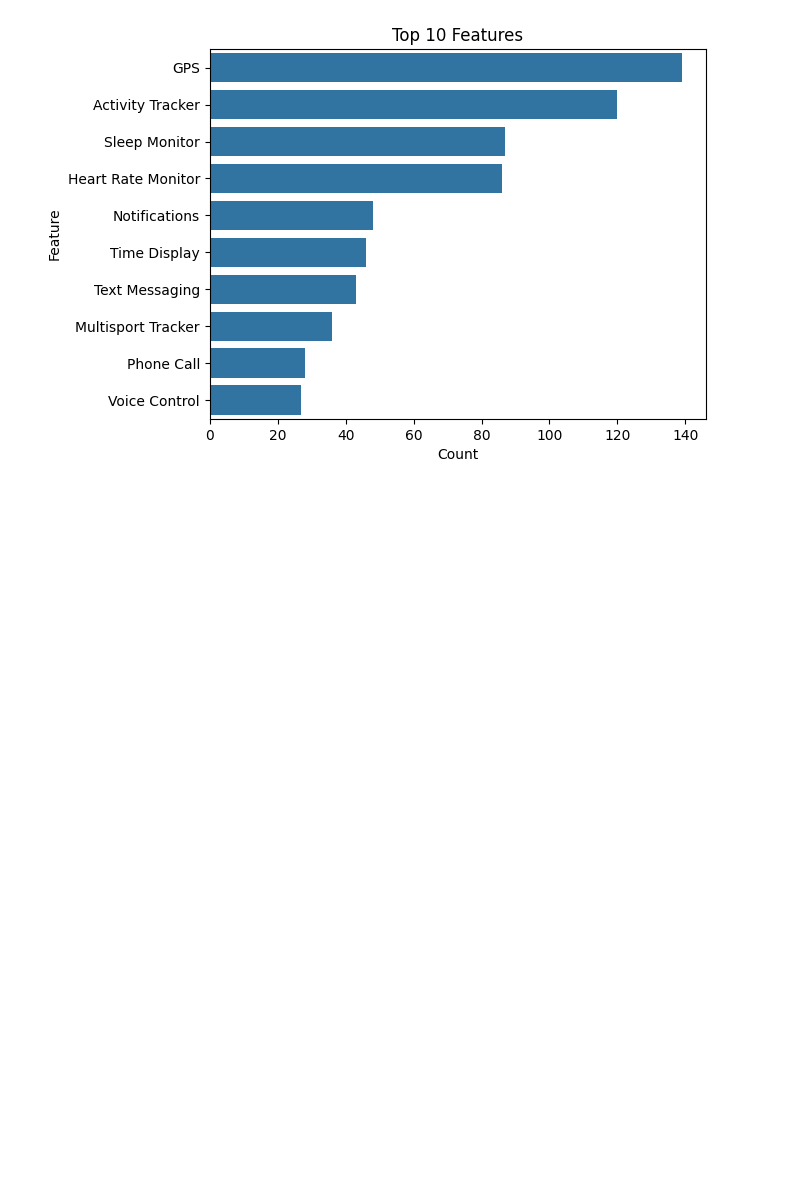
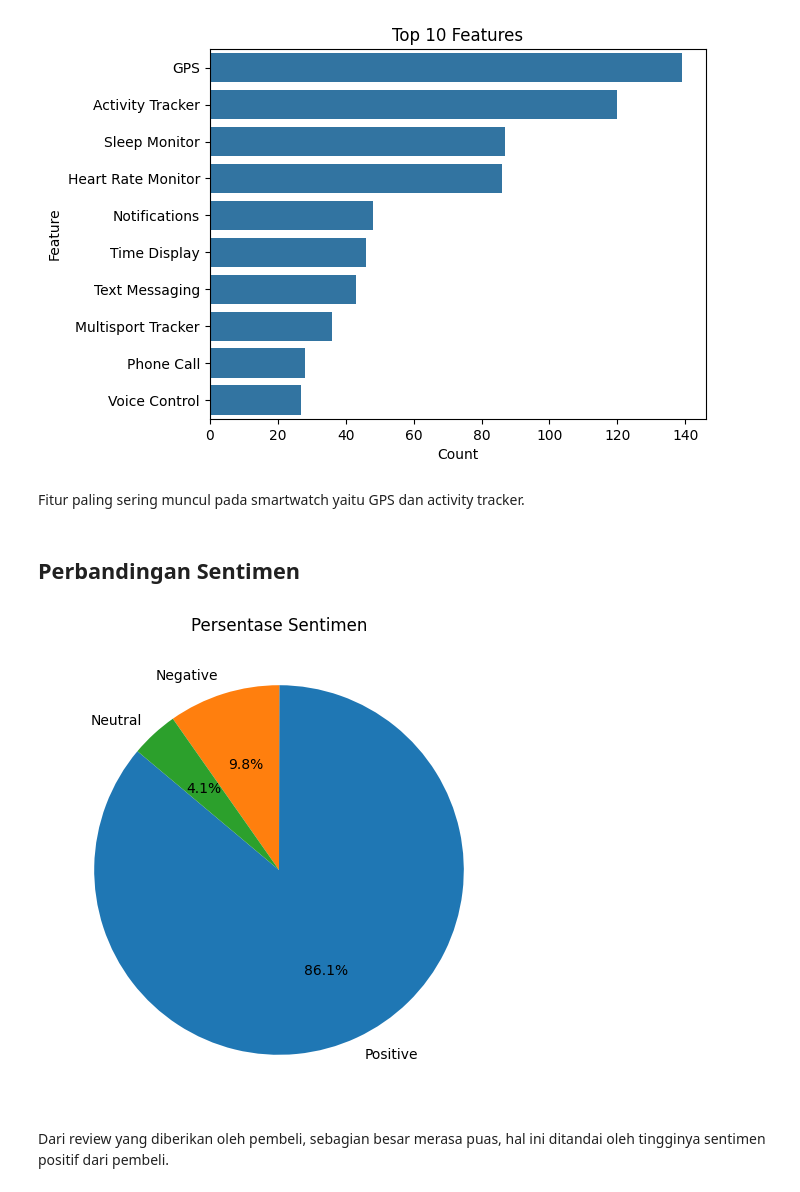
Before and after one commit to FTDS-assignment-bay/p2-final-project-ftds-043-rmt-group-001, a Jupyter notebook: eda.ipynb, the cells around one changed output. Cells and saved outputs as stored; diff of their text form; code cells hidden in the pictures; blank space fills up the shorter version.

```diff
--- a/eda.ipynb
+++ b/eda.ipynb
@@ -15,3 +18,7 @@ df.head()
 | 2 | Amazfit T-Rex 3 | 4.4 | 189.99 | Maps, Altitude Assistant, Compass... | 0.0 | Bluetooth, Wi-Fi | 1.0 | 1.50 | https://m.media-amazon.com/images... | Amazfit |
 | 3 | Amazfit Active 2 | 4.5 | 94.99 | Multisport Tracker, Text Messagin... | 270.0 | Bluetooth | 1.0 | 1.32 | https://m.media-amazon.com/images... | Amazfit |
 | 4 | Amazfit Active 2 | 4.5 | 75.99 | Multisport Tracker, Text Messagin... | 270.0 | Bluetooth | 1.0 | 1.32 | https://m.media-amazon.com/images... | Amazfit |
+# %%
+ds = pd.read_csv('review_labelled.csv')
+
+ds.head()
@@ -116,3 +132,18 @@ plt.title('Top 10 Features')
 plt.show()
 # %% [output]
 [figure]
+# %% [markdown]
+Fitur paling sering muncul pada smartwatch yaitu GPS dan activity tracker.
+# %% [markdown]
+## Perbandingan Sentimen
+# %%
+sentimen_counts = ds['label'].value_counts()
+
+plt.figure(figsize=(6,6))
+plt.pie(sentimen_counts, labels=sentimen_counts.index, autopct='%1.1f%%', startangle=140)
+plt.title('Persentase Sentimen')
+plt.show()
+# %% [output]
+[figure, added]
+# %% [markdown]
+Dari review yang diberikan oleh pembeli, sebagian besar merasa puas, hal ini ditandai oleh tingginya sentimen positif dari pembeli.
```
Also changed, not shown: parts of 14 cells of this notebook.
